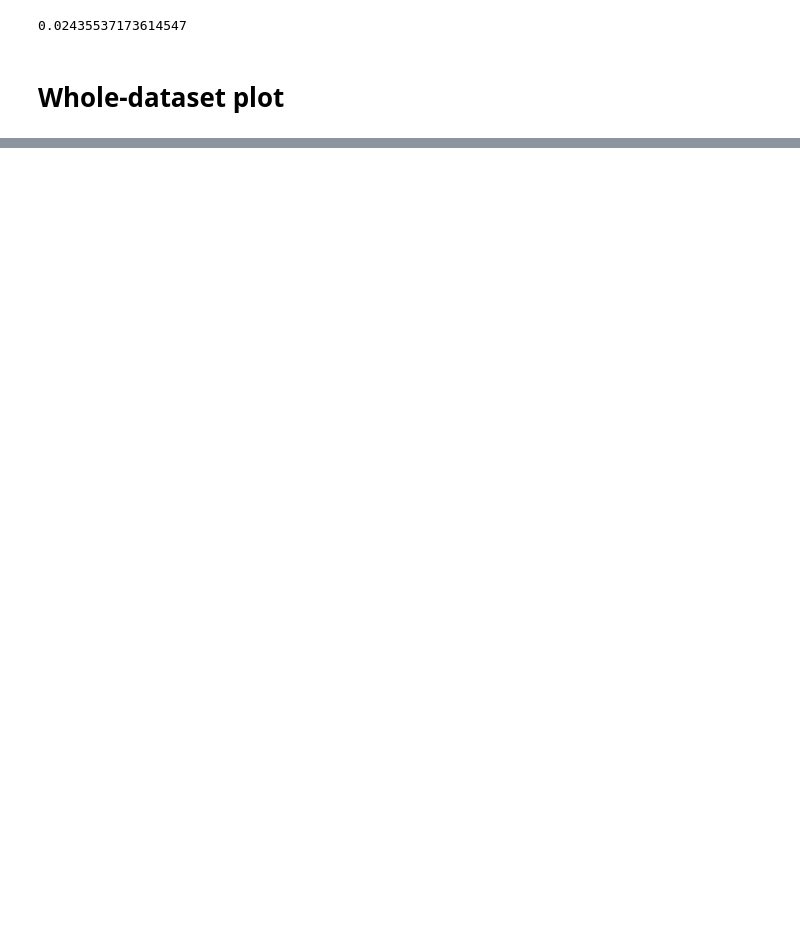
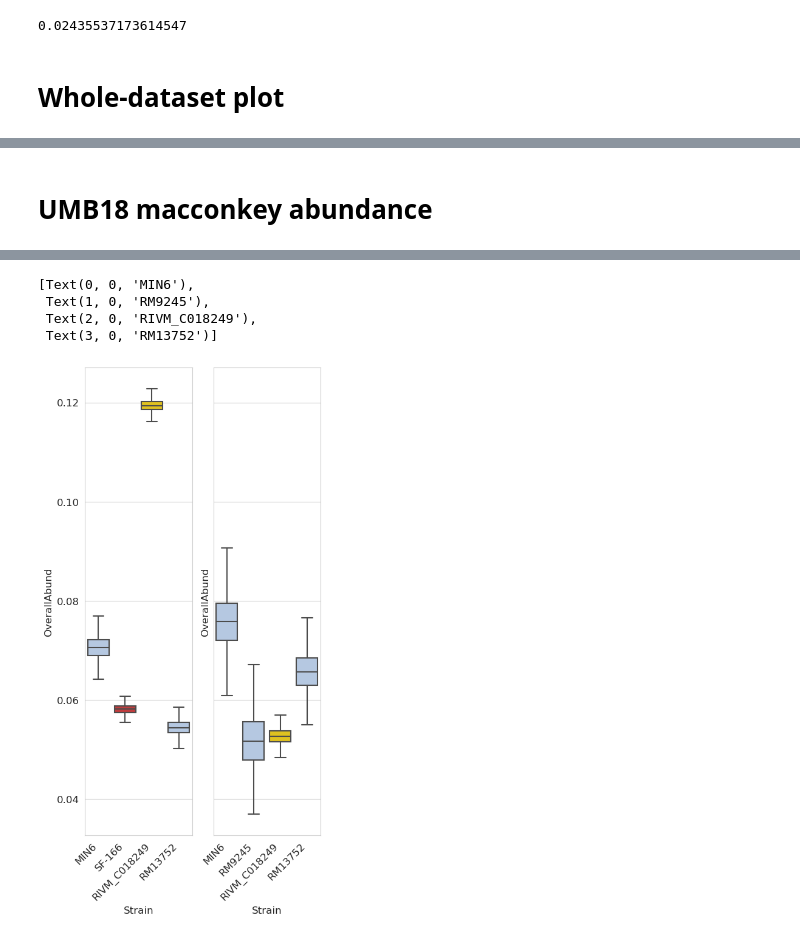
Before and after one commit to gibsonlab/chronostrain, a Jupyter notebook: examples/umb/notebooks/timeseries_plots.ipynb, the cells around one changed output, grey strips where cells are left out. Cells and saved outputs as stored; diff of their text form; code cells hidden in the pictures; blank space fills up the shorter version.

```diff
--- a/examples/umb/notebooks/timeseries_plots.ipynb
+++ b/examples/umb/notebooks/timeseries_plots.ipynb
@@ -437,0 +897,74 @@ np.mean(x)
+# %% [markdown]
+# UMB18 macconkey abundance
+# %%
+_res = res_cache['UMB18']['plate'][0][1]
+_df = _res.annot_df_with_lower_bound(0.05, Taxon('Escherichia', 'coli'))
+display(_df)
+
+
+overall_relabund = _res.overall_ra()
+filt_relabund = _res.filt_ra()
+df_entries = []
+for s_idx in pd.unique(_df['StrainIdx']):
+    strain = _res.display_strains[s_idx]
+    ra_samples = overall_relabund[0, :, s_idx]
+    filt_ra_samples = filt_relabund[0, :, s_idx]
+    for i, (abund, filt_abund) in enumerate(zip(ra_samples, filt_ra_samples)):
+        df_entries.append({
+            'Strain': strain.name,
+            'SampleIdx': i,
+            'OverallAbund': abund,
+            'FilterAbund': filt_abund
+        })
+culture_df1 = pd.DataFrame(df_entries)
+del df_entries
+
+
+
+
+
+
+_res = res_cache['UMB18']['plate'][1][1]
+_df = _res.annot_df_with_lower_bound(0.05, Taxon('Escherichia', 'coli'))
+display(_df)
+
+overall_relabund = _res.overall_ra()
+filt_relabund = _res.filt_ra()
+df_entries = []
+for s_idx in pd.unique(_df['StrainIdx']):
+    strain = _res.display_strains[s_idx]
+    ra_samples = overall_relabund[0, :, s_idx]
+    filt_ra_samples = filt_relabund[0, :, s_idx]
+    for i, (abund, filt_abund) in enumerate(zip(ra_samples, filt_ra_samples)):
+        df_entries.append({
+            'Strain': strain.name,
+            'SampleIdx': i,
+            'OverallAbund': abund,
+            'FilterAbund': filt_abund
+        })
+culture_df2 = pd.DataFrame(df_entries)
+del df_entries
+
+
+fig, ax = plt.subplots(1, 2, figsize=(5, 10), sharey=True)
+
+sb.boxplot(
+    culture_df1,
+    x='Strain',
+    y='OverallAbund',
+    ax=ax[0],
+    palette={s.name: phylo_colors[s.phylogroup] for s in db.all_strains()},
+    showfliers=False
+)
+ax[0].set_xticklabels(ax[0].get_xticklabels(), rotation=45, ha="right")
+
+sb.boxplot(
+    culture_df2,
+    x='Strain',
+    y='OverallAbund',
+    ax=ax[1],
+    palette={s.name: phylo_colors[s.phylogroup] for s in db.all_strains()},
+    showfliers=False
+)
+ax[1].set_xticklabels(ax[1].get_xticklabels(), rotation=45, ha="right")
+# %% [output]
@@ -437,0 +981,5 @@ np.mean(x)
+[Text(0, 0, 'MIN6'),
+ Text(1, 0, 'RM9245'),
+ Text(2, 0, 'RIVM_C018249'),
+ Text(3, 0, 'RM13752')]
+[figure, added]
```
Also changed, not shown: parts of 14 cells of this notebook, 17 other files.
